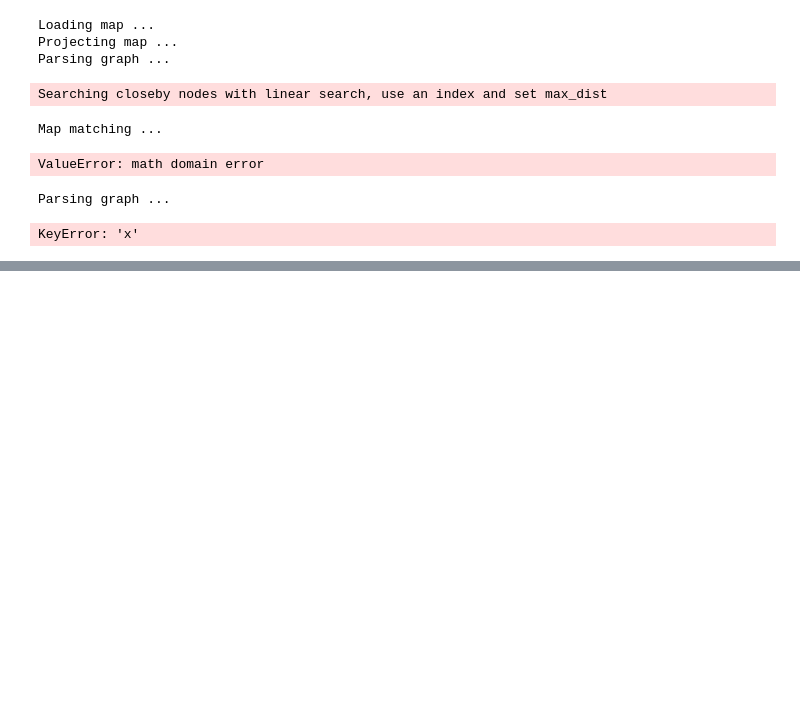
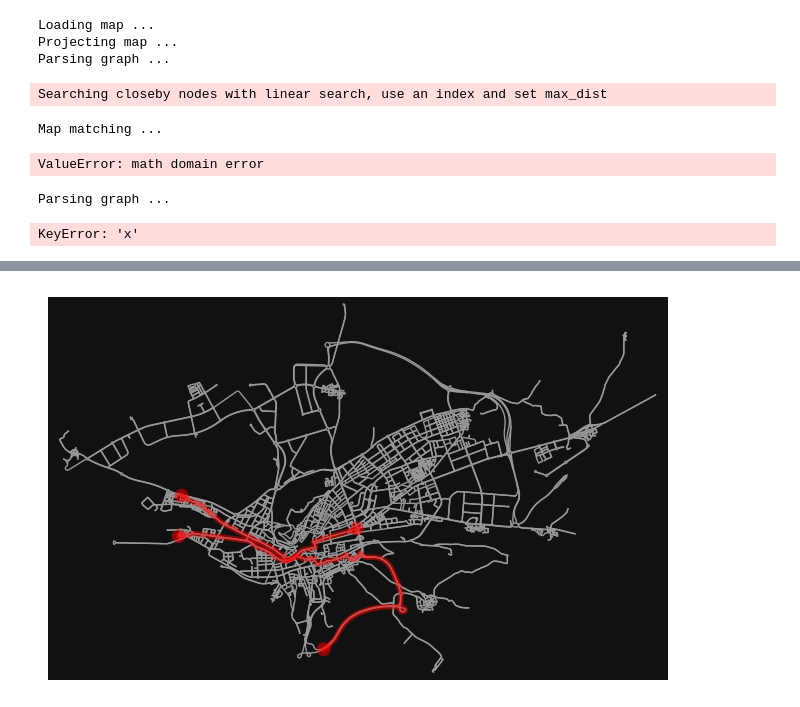
Before and after one commit to JaviAnton/UC-Project-Group-1, a Jupyter notebook: Trajectory Planning.ipynb, the cells around one changed output, grey strips where cells are left out. Drawn from its saved outputs; the diff is of its cells as text; code cells hidden in the pictures; blank space fills up the shorter version.

```diff
--- a/Trajectory Planning.ipynb
+++ b/Trajectory Planning.ipynb
@@ -238,0 +261,29 @@ Searching closeby nodes with linear search, use an index and set max_dist
+# %%
+import networkx as nx
+import osmnx as ox
+ox.config(log_console=True, use_cache=True)
+
+G = ox.graph_from_place('Burgos, Spain', network_type='drive')
+largest_cc = max(nx.strongly_connected_components(G), key=len)
+G = G.subgraph(largest_cc)
+
+# pick 4 random nodes as origins/destinations for the 2 routes
+orig1 = list(G.nodes())[0]
+dest1 = list(G.nodes())[-1]
+orig2 = list(G.nodes())[50]
+dest2 = list(G.nodes())[-50]
+
+# calculate shortest paths for the 2 routes
+route1 = nx.shortest_path(G, orig1, dest1, weight='length')
+route2 = nx.shortest_path(G, orig2, dest2, weight='length')
+
+# create route colors
+rc1 = ['r'] * (len(route1) - 1)
+rc2 = ['b'] * len(route2)
+rc = rc1 + rc2
+nc = ['r', 'r', 'b', 'b']
+
+# plot the routes
+fig, ax = ox.plot_graph_routes(G, [route1, route2], route_color=rc, node_size=0)
+# %% [output]
+[figure, added]
```
Also changed, not shown: parts of 4 cells of this notebook.
